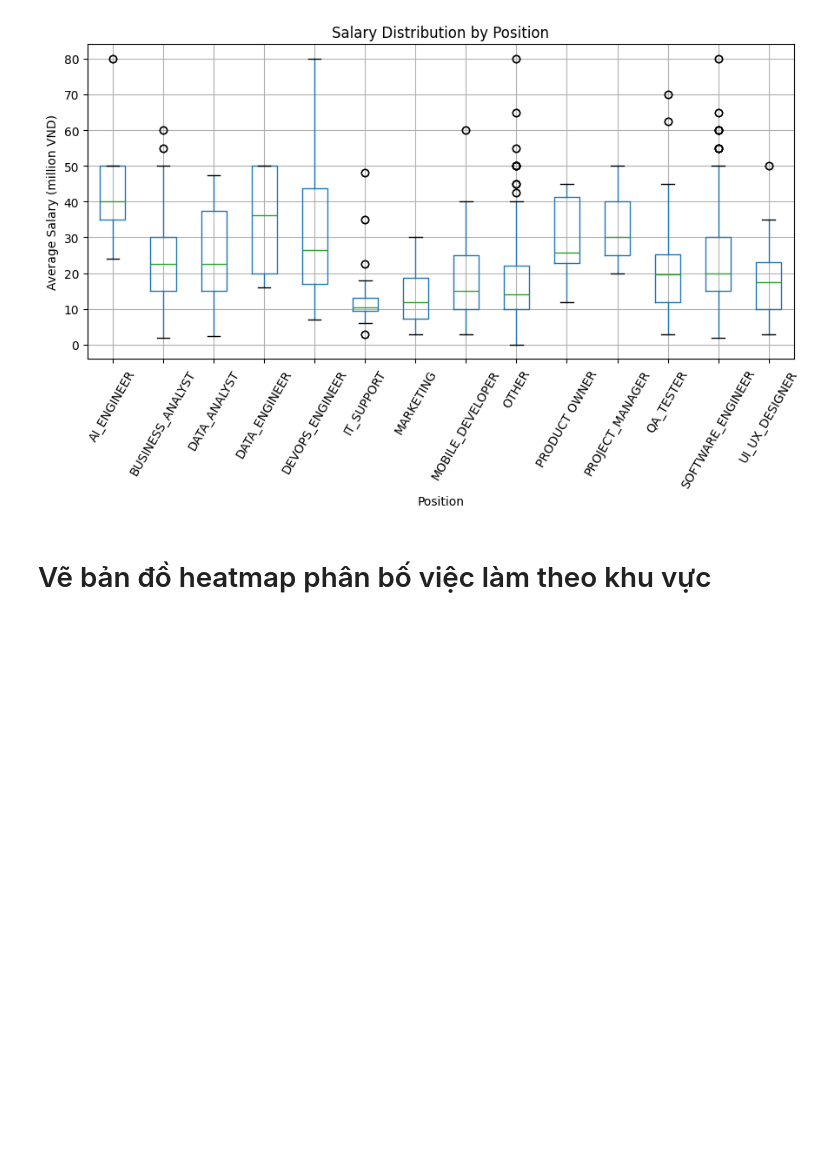
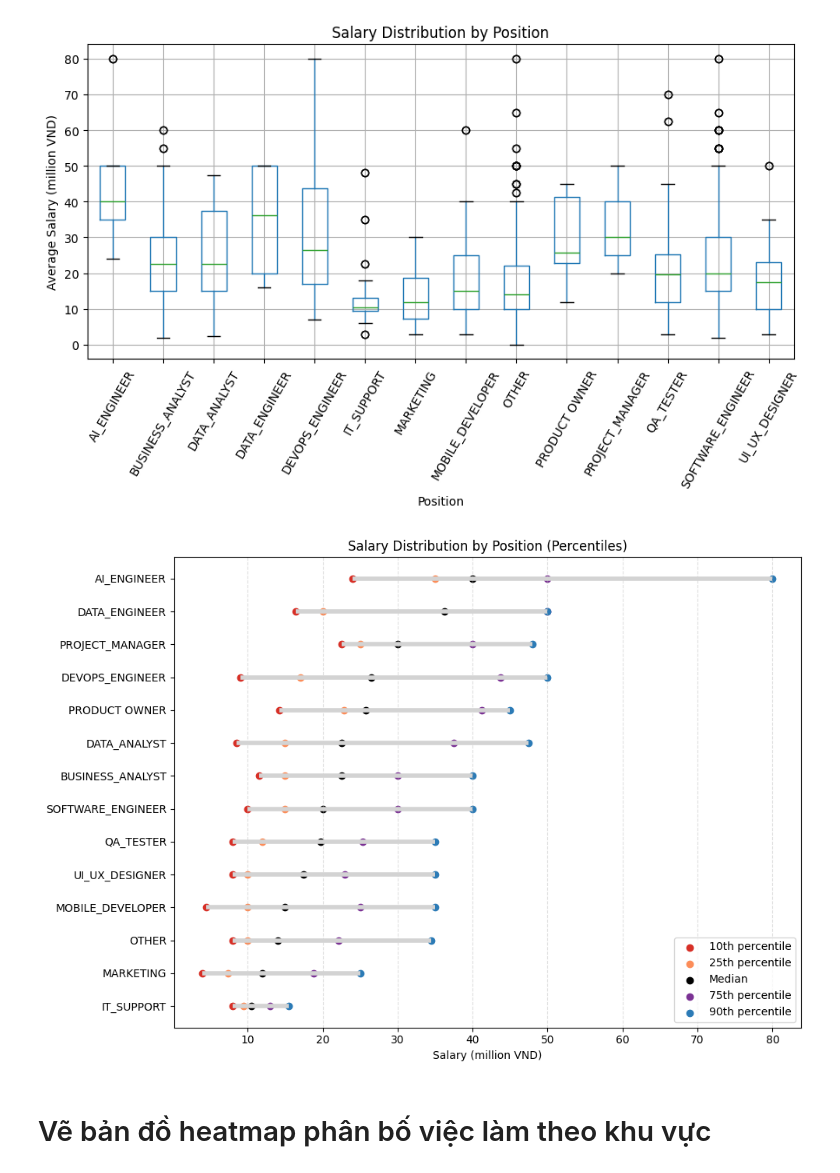
Before and after one commit to tungbi811/vietnam-job-market-analysis, a Jupyter notebook: notebooks/eda.ipynb, the cells around one changed output. Drawn from its saved outputs; the diff is of its cells as text; code cells hidden in the pictures; blank space fills up the shorter version.

```diff
--- a/notebooks/eda.ipynb
+++ b/notebooks/eda.ipynb
@@ -83,6 +83,59 @@ plt.tight_layout()
 plt.show()
 # %% [output]
 [figure]
+# %%
+import pandas as pd
+import matplotlib.pyplot as plt
+import numpy as np
+
+# Calculate percentiles by position
+stats = (
+    df.groupby("position")["avg_salary_mil_vnd"]
+      .quantile([0.1, 0.25, 0.5, 0.75, 0.9])
+      .unstack()
+      .reset_index()
+)
+
+stats.columns = ["position", "p10", "p25", "median", "p75", "p90"]
+
+# Sort by median salary
+stats = stats.sort_values("median")
+
+# Plot
+fig, ax = plt.subplots(figsize=(10, 7))
+
+y_pos = np.arange(len(stats))
+
+# Draw range line (10th to 90th)
+ax.hlines(
+    y=y_pos,
+    xmin=stats["p10"],
+    xmax=stats["p90"],
+    color="lightgray",
+    linewidth=4
+)
+
+# Plot dots
+ax.scatter(stats["p10"], y_pos, color="#d73027", label="10th percentile")
+ax.scatter(stats["p25"], y_pos, color="#fc8d59", label="25th percentile")
+ax.scatter(stats["median"], y_pos, color="black", label="Median")
+ax.scatter(stats["p75"], y_pos, color="#7b3294", label="75th percentile")
+ax.scatter(stats["p90"], y_pos, color="#2c7bb6", label="90th percentile")
+
+# Labels
+ax.set_yticks(y_pos)
+ax.set_yticklabels(stats["position"])
+ax.set_xlabel("Salary (million VND)")
+ax.set_title("Salary Distribution by Position (Percentiles)")
+
+# Grid & style
+ax.grid(axis="x", linestyle="dashed", alpha=0.4)
+ax.legend(loc="lower right")
+
+plt.tight_layout()
+plt.show()
+# %% [output]
+[figure, added]
 # %% [markdown]
 # Vẽ bản đồ heatmap phân bố việc làm theo khu vực
 # %%
```
Also changed, not shown: 5 other files.
